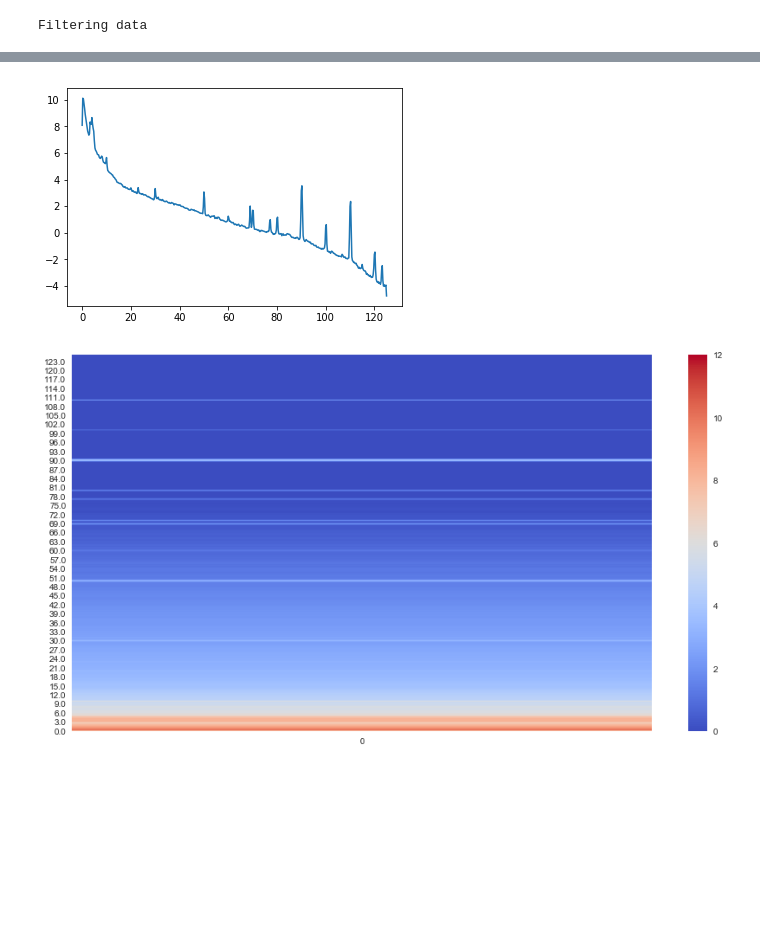
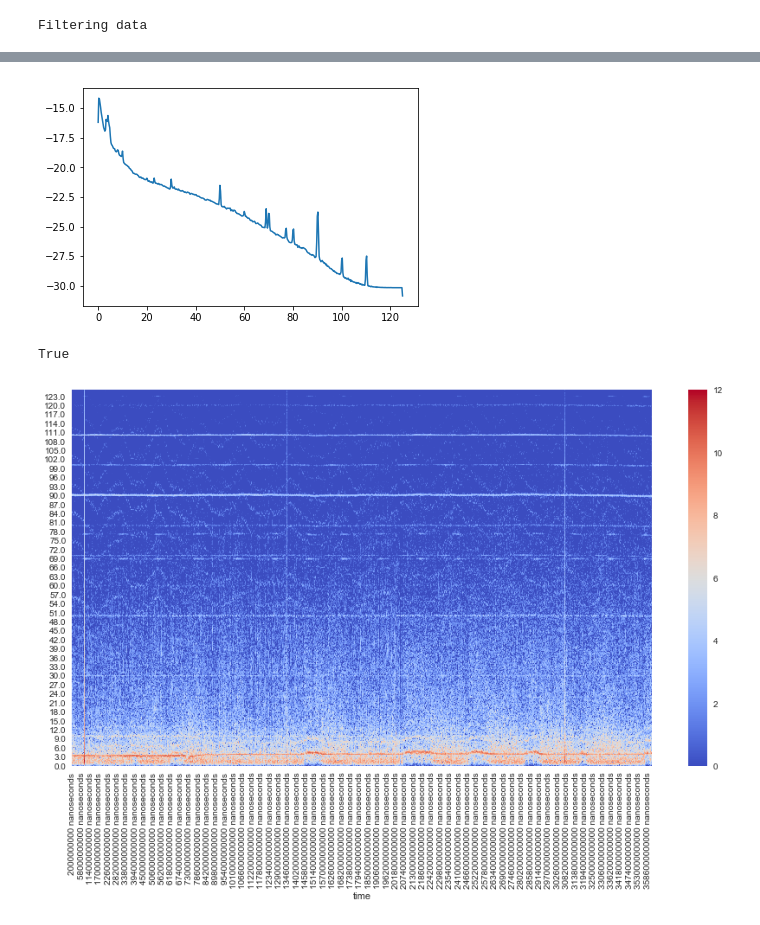
Before and after one commit to Ruairi-osul/ephys, a Jupyter notebook: eeg_preprocess/notebooks/Tidied EEG analysis.ipynb, the cells around one changed output, grey strips where cells are left out. Cells and saved outputs as stored; diff of their text form; code cells hidden in the pictures; blank space fills up the shorter version.

```diff
--- a/eeg_preprocess/notebooks/Tidied EEG analysis.ipynb
+++ b/eeg_preprocess/notebooks/Tidied EEG analysis.ipynb
@@ -23,4 +23,8 @@ array = eegdata['data']
 # %% [output]
 100_CH43.continuous
 Loading continuous data...
+# %%
+#Resampling the data
+updated_array=ss.decimate(array, 12, ftype = 'fir')
+newarray = ss.decimate(updated_array,10, ftype = 'fir')
 # %%
@@ -63,0 +99,7 @@ newarray = ss.decimate(updated_array,10, ftype = 'fir')
+# %%
+from sklearn.decomposition import FastICA, PCA
+
+ica = FastICA(n_components=2)
+S_ = ica.fit_transform(filtered_array.reshape(-1,1))
+clean_array = S_.ravel()
+clean_array
@@ -65,4 +110,4 @@ newarray = ss.decimate(updated_array,10, ftype = 'fir')
 sampling_rate = 250
 bin_size = sampling_rate * 4
 
-binned_frequencies, binned_time, binned_Sxx = ss.spectrogram(newarray,sampling_rate, ss.get_window('hamming', bin_size), noverlap=0, nfft=bin_size)
+binned_frequencies, binned_time, binned_Sxx = ss.spectrogram(clean_array,sampling_rate, ss.get_window('hamming', bin_size), noverlap=0, nfft=bin_size)
@@ -80,0 +114,10 @@ df.head()
+# %%
+df = pd.DataFrame(data=binned_Sxx,
+                     columns=binned_time,
+                     index=binned_frequencies).transpose()
+
+df = df.reset_index()
+df = df.rename(columns={'index': 'time'})
+df['time'] = pd.to_timedelta(df['time'], unit='s')
+df.set_index('time', inplace=True)
+df.head()
@@ -81,20 +133,25 @@ df.head()
 # %%
 #Plot the end result
-df_lowf = df.iloc[:]
-plt.plot(df_lowf.index, np.log(df_lowf))
+df_lowf = df.iloc[:, :]
+mean_freqs = df_lowf.apply(np.mean, axis=0)
+plt.plot(mean_freqs.index, np.log(mean_freqs))
 plt.show()
 # %% [output]
-[figure, old version]
+[figure, new version]
+# %%
+np.isfinite(filtered_array).all()
+# %% [output]
+True
 # %%
 sns.set()
 f, a = plt.subplots(figsize=(15,8))
 
-a = sns.heatmap(np.log(df_lowf), cmap='coolwarm', vmin=0, vmax=12)
+a = sns.heatmap(np.log(df_lowf.transpose()), cmap='coolwarm', vmin=0, vmax=12)
 
 a.invert_yaxis()
 plt.show()
 # %% [output]
-[figure, old version]
+[figure, new version]
 # %%
 plt.plot(filtered_array[:])
 # %% [output]
```
Also changed, not shown: parts of 7 cells of this notebook, 3 other files.
